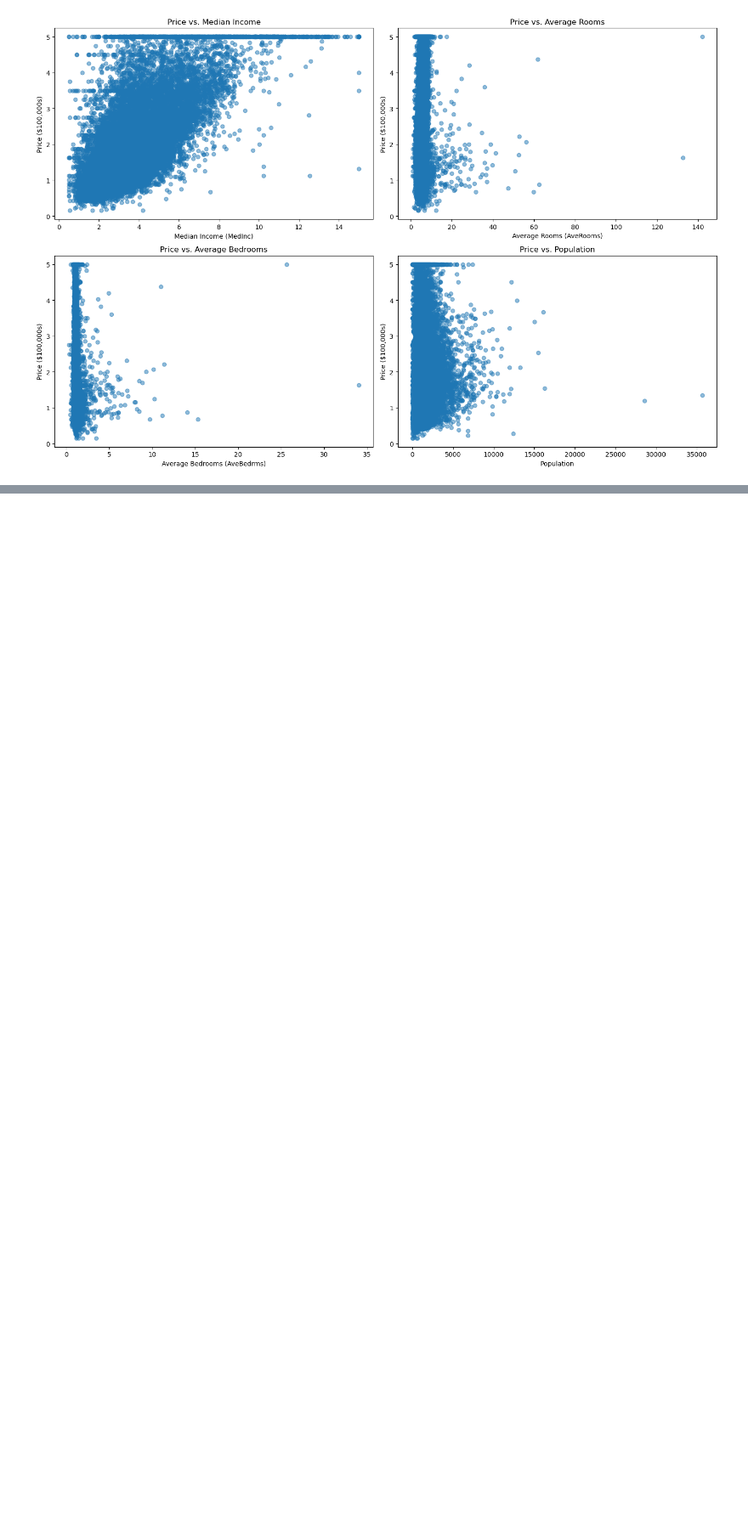
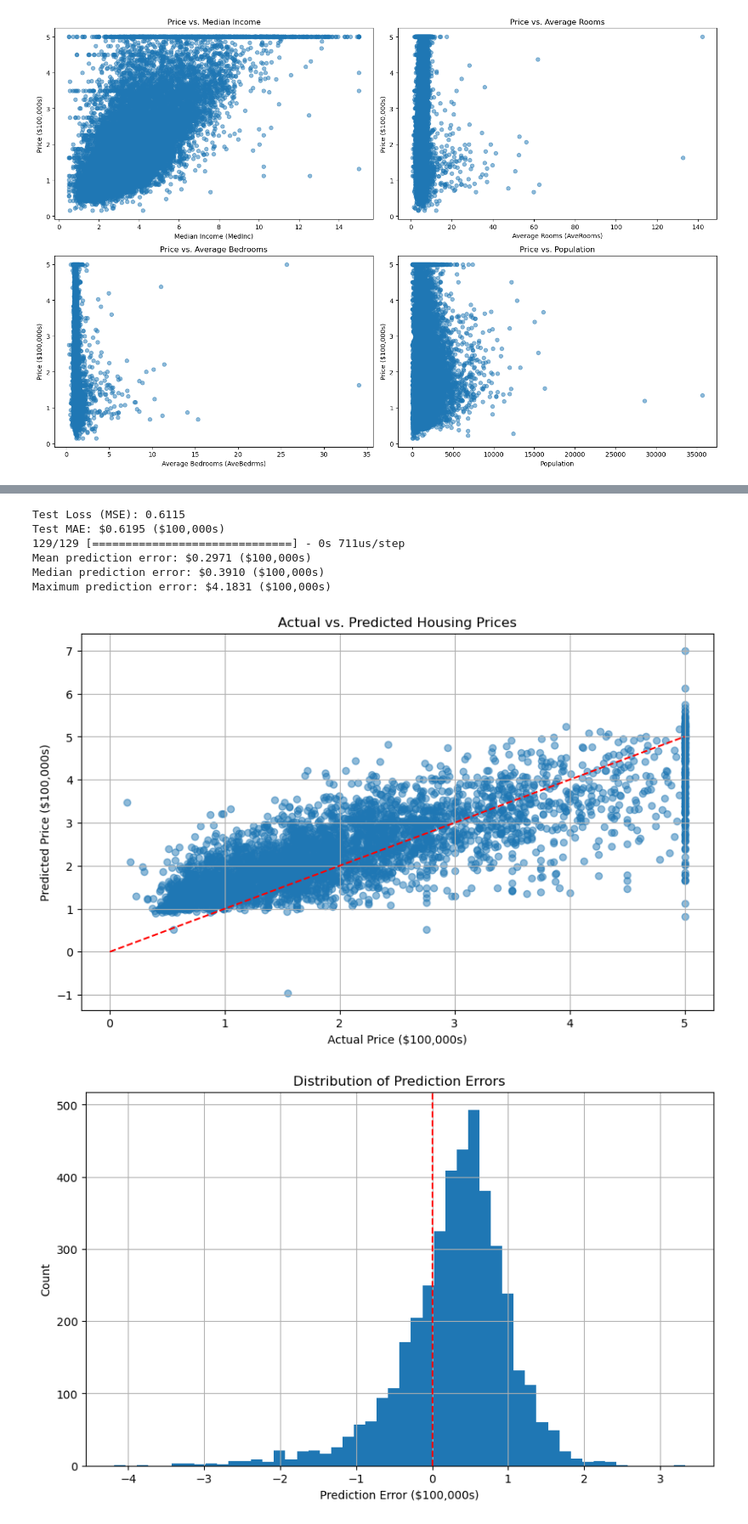
Before and after one commit to marhas109/ds09_all, a Jupyter notebook: mod5_techlesson_neural_net.ipynb, the cells around one changed output, grey strips where cells are left out. Shown at 85% size. Drawn from its saved outputs; the diff is of its cells as text; code cells hidden in the pictures; blank space fills up the shorter version.

```diff
--- a/mod5_techlesson_neural_net.ipynb
+++ b/mod5_techlesson_neural_net.ipynb
@@ -126,0 +298,58 @@ Name: PRICE, dtype: float64
+# %%
+# Evaluate on the test set
+test_loss, test_mae = model.evaluate(X_test, y_test, verbose=0)
+print(f"Test Loss (MSE): {test_loss:.4f}")
+print(f"Test MAE: ${test_mae:.4f} ($100,000s)")
+
+# Make predictions and analyze errors
+predictions = model.predict(X_test)
+errors = predictions.flatten() - y_test
+
+# Calculate key error metrics
+mean_error = np.mean(errors)
+median_error = np.median(errors)
+max_error = np.max(np.abs(errors))
+
+print(f"Mean prediction error: ${mean_error:.4f} ($100,000s)")
+print(f"Median prediction error: ${median_error:.4f} ($100,000s)")
+print(f"Maximum prediction error: ${max_error:.4f} ($100,000s)")
+
+# Plot actual vs predicted values
+plt.figure(figsize=(10, 6))
+plt.scatter(y_test, predictions, alpha=0.5)
+plt.plot([0, 5], [0, 5], 'r--')  # Perfect prediction line
+plt.xlabel('Actual Price ($100,000s)')
+plt.ylabel('Predicted Price ($100,000s)')
+plt.title('Actual vs. Predicted Housing Prices')
+plt.grid(True)
+plt.show()
+
+# Plot error distribution
+plt.figure(figsize=(10, 6))
+plt.hist(errors, bins=50)
+plt.xlabel('Prediction Error ($100,000s)')
+plt.ylabel('Count')
+plt.title('Distribution of Prediction Errors')
+plt.axvline(x=0, color='r', linestyle='--')
+plt.grid(True)
+plt.show()
+
+# Check error by price range
+price_ranges = [0, 1, 2, 3, 4, 5]
+for i in range(len(price_ranges)-1):
+    # Filter test data for this price range
+    mask = (y_test >= price_ranges[i]) & (y_test < price_ranges[i+1])
+    range_mae = np.mean(np.abs(errors[mask]))
+    range_count = np.sum(mask)
+
+    if range_count > 0:
+        print(f"MAE for houses ${price_ranges[i]}-{price_ranges[i+1]} million: ${range_mae:.4f} ($100,000s), {range_count} houses")
+# %% [output]
+Test Loss (MSE): 0.6115
+Test MAE: $0.6195 ($100,000s)
+129/129 [==============================] - 0s 711us/step
+Mean prediction error: $0.2971 ($100,000s)
+Median prediction error: $0.3910 ($100,000s)
+Maximum prediction error: $4.1831 ($100,000s)
+[figure, added]
+[figure, added]
```
Also changed, not shown: parts of 14 cells of this notebook.
